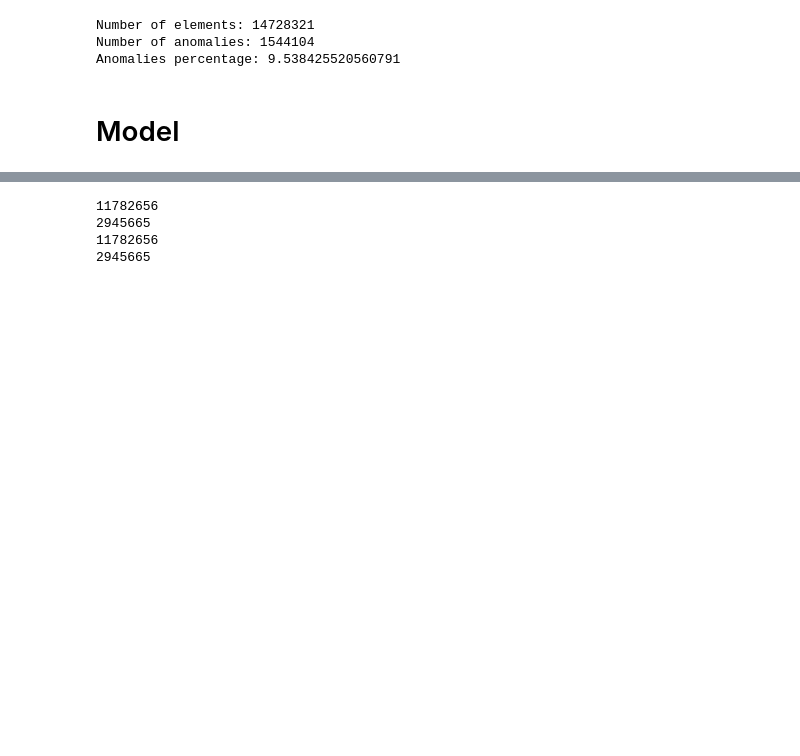
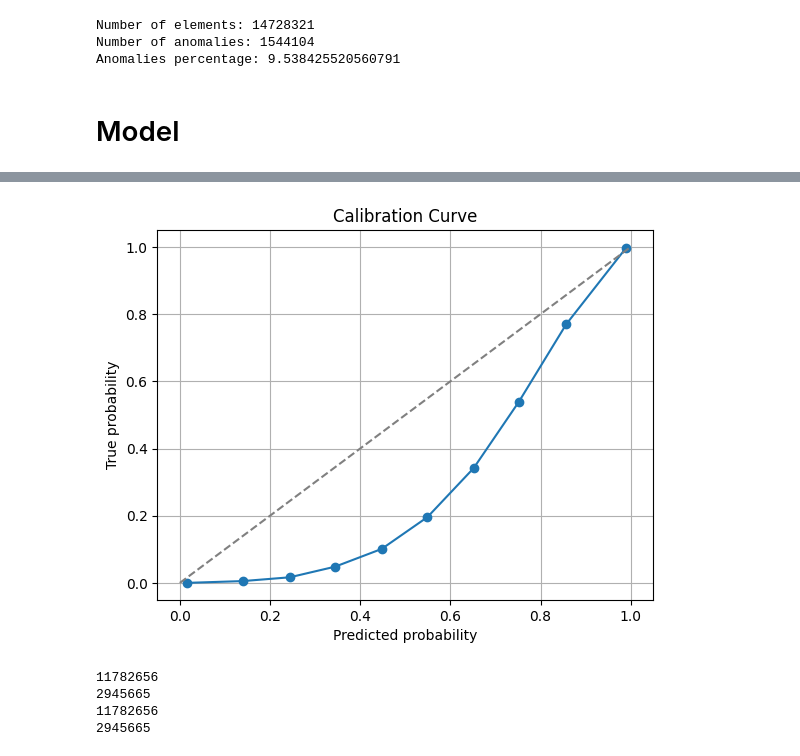
Before and after one commit to GionataGrotto/ESA_spacecraft_anomaly, a Jupyter notebook: Code/xgboost_model.ipynb, the cells around one changed output, grey strips where cells are left out. Drawn from its saved outputs; the diff is of its cells as text; code cells hidden in the pictures; blank space fills up the shorter version.

```diff
--- a/Code/xgboost_model.ipynb
+++ b/Code/xgboost_model.ipynb
@@ -99,3 +100,16 @@ Brier Score: 0.006327822715457097
+# %%
+from sklearn.calibration import calibration_curve
+
+prob_true, prob_pred = calibration_curve(y_val, y_proba, n_bins=10)
+plt.plot(prob_pred, prob_true, marker='o')
+plt.plot([0, 1], [0, 1], linestyle='--', color='gray')
+plt.xlabel("Predicted probability")
+plt.ylabel("True probability")
+plt.title("Calibration Curve")
+plt.grid()
+plt.show()
+# %% [output]
+[figure, added]
 # %%
 print(len(X_train))
 print(len(X_val))
```
Also changed, not shown: parts of 2 cells of this notebook.
